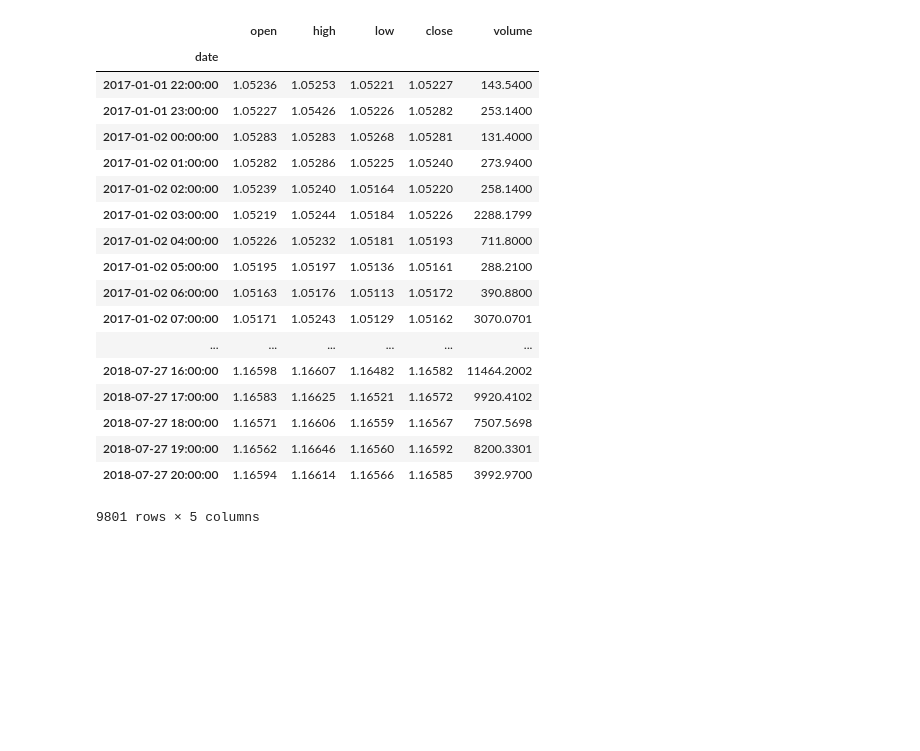
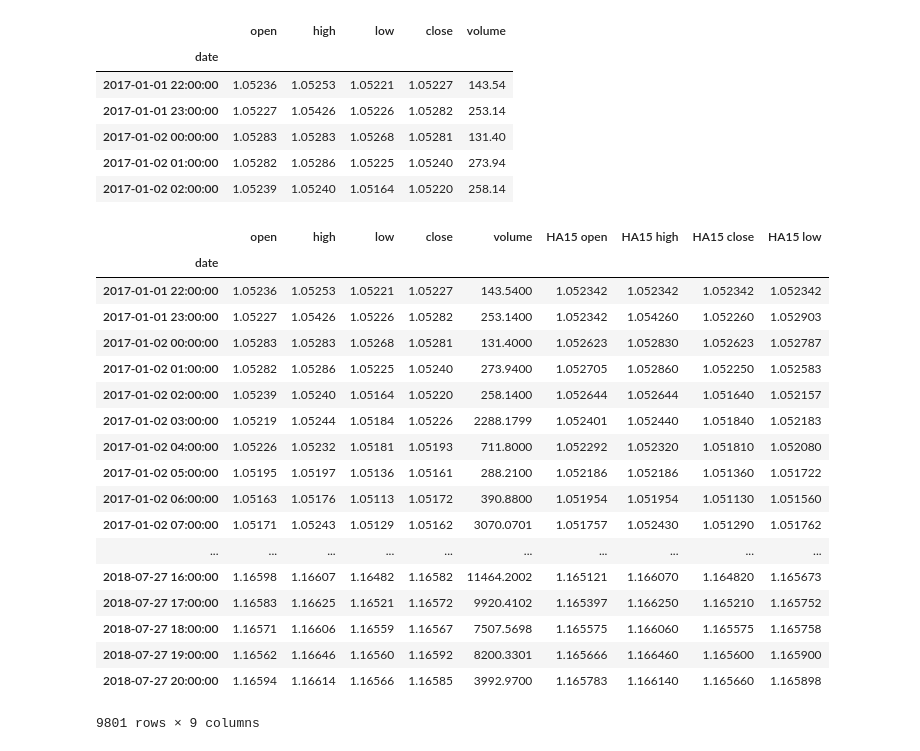
Before and after one commit to sami2310/Forex-ML, a Jupyter notebook: Forex_prediction.ipynb, the cells around one changed output. Drawn from its saved outputs; the diff is of its cells as text; code cells hidden in the pictures; blank space fills up the shorter version.

Commit message:
implemeneted Heikenashi

```diff
--- a/Forex_prediction.ipynb
+++ b/Forex_prediction.ipynb
@@ -1,37 +1,56 @@
 # %%
 import pandas as pd
+import numpy as np
 import plotly as py
 from plotly import tools
 import plotly.graph_objs as go
-# from feature_functions import *
+from feature_functions import *
 
 # Loading the data
 df = pd.read_csv("data/EURUSDhour.csv")
 df.columns = ['date','open','high','low','close','volume']
 df.date = pd.to_datetime(df.date, format='%d.%m.%Y %H:%M:%S.%f')
 df = df.set_index(df.date)
 df = df[['open','high','low','close','volume']]
 
 # Drop elements where there is no mouvement (Market closed) like in the weekends
 df = df.drop_duplicates(keep=False)
-df
+df.head(5)
 # %% [output]
 |  | open | high | low | close | volume |
 | date |  |  |  |  |  |
-| 2017-01-01 22:00:00 | 1.05236 | 1.05253 | 1.05221 | 1.05227 | 143.5400 |
-| 2017-01-01 23:00:00 | 1.05227 | 1.05426 | 1.05226 | 1.05282 | 253.1400 |
-| 2017-01-02 00:00:00 | 1.05283 | 1.05283 | 1.05268 | 1.05281 | 131.4000 |
-| 2017-01-02 01:00:00 | 1.05282 | 1.05286 | 1.05225 | 1.05240 | 273.9400 |
-| 2017-01-02 02:00:00 | 1.05239 | 1.05240 | 1.05164 | 1.05220 | 258.1400 |
-| 2017-01-02 03:00:00 | 1.05219 | 1.05244 | 1.05184 | 1.05226 | 2288.1799 |
-| 2017-01-02 04:00:00 | 1.05226 | 1.05232 | 1.05181 | 1.05193 | 711.8000 |
-| 2017-01-02 05:00:00 | 1.05195 | 1.05197 | 1.05136 | 1.05161 | 288.2100 |
-| 2017-01-02 06:00:00 | 1.05163 | 1.05176 | 1.05113 | 1.05172 | 390.8800 |
-| 2017-01-02 07:00:00 | 1.05171 | 1.05243 | 1.05129 | 1.05162 | 3070.0701 |
-| ... | ... | ... | ... | ... | ... |
-| 2018-07-27 16:00:00 | 1.16598 | 1.16607 | 1.16482 | 1.16582 | 11464.2002 |
-| 2018-07-27 17:00:00 | 1.16583 | 1.16625 | 1.16521 | 1.16572 | 9920.4102 |
-| 2018-07-27 18:00:00 | 1.16571 | 1.16606 | 1.16559 | 1.16567 | 7507.5698 |
-| 2018-07-27 19:00:00 | 1.16562 | 1.16646 | 1.16560 | 1.16592 | 8200.3301 |
-| 2018-07-27 20:00:00 | 1.16594 | 1.16614 | 1.16566 | 1.16585 | 3992.9700 |
+| 2017-01-01 22:00:00 | 1.05236 | 1.05253 | 1.05221 | 1.05227 | 143.54 |
+| 2017-01-01 23:00:00 | 1.05227 | 1.05426 | 1.05226 | 1.05282 | 253.14 |
+| 2017-01-02 00:00:00 | 1.05283 | 1.05283 | 1.05268 | 1.05281 | 131.40 |
+| 2017-01-02 01:00:00 | 1.05282 | 1.05286 | 1.05225 | 1.05240 | 273.94 |
+| 2017-01-02 02:00:00 | 1.05239 | 1.05240 | 1.05164 | 1.05220 | 258.14 |
-9801 rows × 5 columns
+# %%
+# To concat the original dataframe with averages
+df_with_averages = pd.concat([df, moving_averages(df, [2,3])[2],moving_averages(df, [2,3])[3]], axis=1)
+
+# To concat the original dataframe with heikenashi
+df_with_heikenashi = pd.concat([df, heinkenashi(df,[15])[15]], axis=1)
+
+
+# Testing the heikenashi function
+df_with_heikenashi
+# %% [output]
+|  | open | high | low | close | volume | HA15 open | HA15 high | HA15 close | HA15 low |
+| date |  |  |  |  |  |  |  |  |  |
+| 2017-01-01 22:00:00 | 1.05236 | 1.05253 | 1.05221 | 1.05227 | 143.5400 | 1.052342 | 1.052342 | 1.052342 | 1.052342 |
+| 2017-01-01 23:00:00 | 1.05227 | 1.05426 | 1.05226 | 1.05282 | 253.1400 | 1.052342 | 1.054260 | 1.052260 | 1.052903 |
+| 2017-01-02 00:00:00 | 1.05283 | 1.05283 | 1.05268 | 1.05281 | 131.4000 | 1.052623 | 1.052830 | 1.052623 | 1.052787 |
+| 2017-01-02 01:00:00 | 1.05282 | 1.05286 | 1.05225 | 1.05240 | 273.9400 | 1.052705 | 1.052860 | 1.052250 | 1.052583 |
+| 2017-01-02 02:00:00 | 1.05239 | 1.05240 | 1.05164 | 1.05220 | 258.1400 | 1.052644 | 1.052644 | 1.051640 | 1.052157 |
+| 2017-01-02 03:00:00 | 1.05219 | 1.05244 | 1.05184 | 1.05226 | 2288.1799 | 1.052401 | 1.052440 | 1.051840 | 1.052183 |
+| 2017-01-02 04:00:00 | 1.05226 | 1.05232 | 1.05181 | 1.05193 | 711.8000 | 1.052292 | 1.052320 | 1.051810 | 1.052080 |
+| 2017-01-02 05:00:00 | 1.05195 | 1.05197 | 1.05136 | 1.05161 | 288.2100 | 1.052186 | 1.052186 | 1.051360 | 1.051722 |
+| 2017-01-02 06:00:00 | 1.05163 | 1.05176 | 1.05113 | 1.05172 | 390.8800 | 1.051954 | 1.051954 | 1.051130 | 1.051560 |
+| 2017-01-02 07:00:00 | 1.05171 | 1.05243 | 1.05129 | 1.05162 | 3070.0701 | 1.051757 | 1.052430 | 1.051290 | 1.051762 |
+| ... | ... | ... | ... | ... | ... | ... | ... | ... | ... |
+| 2018-07-27 16:00:00 | 1.16598 | 1.16607 | 1.16482 | 1.16582 | 11464.2002 | 1.165121 | 1.166070 | 1.164820 | 1.165673 |
+| 2018-07-27 17:00:00 | 1.16583 | 1.16625 | 1.16521 | 1.16572 | 9920.4102 | 1.165397 | 1.166250 | 1.165210 | 1.165752 |
+| 2018-07-27 18:00:00 | 1.16571 | 1.16606 | 1.16559 | 1.16567 | 7507.5698 | 1.165575 | 1.166060 | 1.165575 | 1.165758 |
+| 2018-07-27 19:00:00 | 1.16562 | 1.16646 | 1.16560 | 1.16592 | 8200.3301 | 1.165666 | 1.166460 | 1.165600 | 1.165900 |
+| 2018-07-27 20:00:00 | 1.16594 | 1.16614 | 1.16566 | 1.16585 | 3992.9700 | 1.165783 | 1.166140 | 1.165660 | 1.165898 |
+9801 rows × 9 columns
```
Also changed, not shown: 1 other file.
